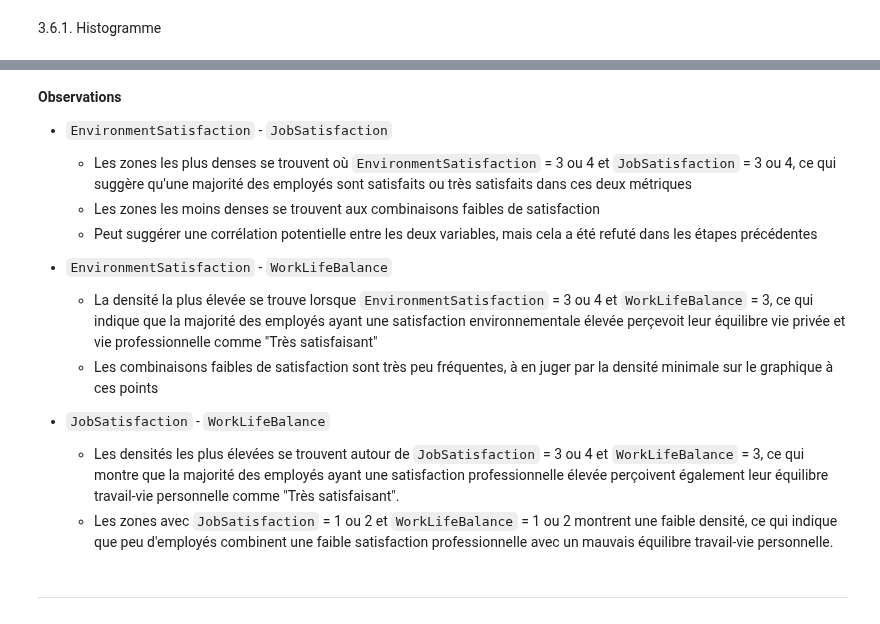
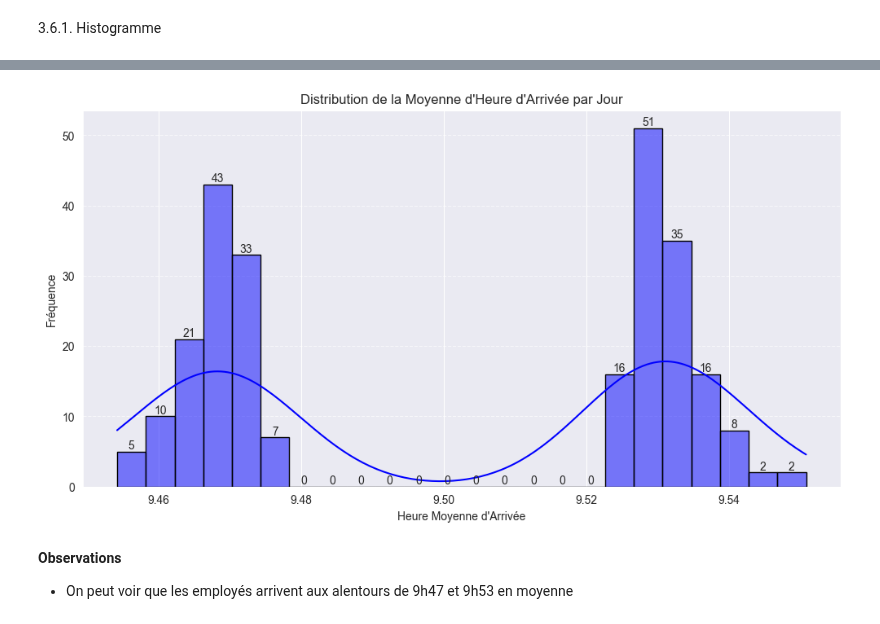
Before and after one commit to warren-gaure/projet-ia, a Jupyter notebook: notebooks/eda_in_time.ipynb, the cells around one changed output, grey strips where cells are left out. Saved outputs shown, nothing was run; the diff lists cells and outputs as text; code cells hidden in the pictures.

Commit message:
chore: in_time dataset EDA

```diff
--- a/notebooks/eda_in_time.ipynb
+++ b/notebooks/eda_in_time.ipynb
@@ -194,16 +201,2 @@ Colonnes numériques : ['EnvironmentSatisfaction', 'JobSatisfaction', 'WorkLifeB
 # %% [markdown]
 3.6.1. Histogramme
-# %%
-for column in numerical_columns:
-    plt.figure(figsize=(10, 6))
-    ax = sns.histplot(in_time_data[column], kde=True)
-    plt.title(f'Distribution de {column}')
-    plt.xlabel(column)
-    plt.ylabel('Fréquence')
-
-    # Ajouter les valeurs sur le graphe
-    for i in ax.containers:
-        ax.bar_label(i)
-
-    plt.show()
-    print(DELIMITER)
@@ -338,15 +203,46 @@ plt.show()
-# %% [markdown]
-**Observations**
-- `EnvironmentSatisfaction` - `JobSatisfaction`
-    - Les zones les plus denses se trouvent où `EnvironmentSatisfaction` = 3 ou 4 et `JobSatisfaction` = 3 ou 4, ce qui suggère qu'une majorité des employés sont satisfaits ou très satisfaits dans ces deux métriques
-    - Les zones les moins denses se trouvent aux combinaisons faibles de satisfaction
-    - Peut suggérer une corrélation potentielle entre les deux variables, mais cela a été refuté dans les étapes précédentes
-
-- `EnvironmentSatisfaction` - `WorkLifeBalance`
-    - La densité la plus élevée se trouve lorsque `EnvironmentSatisfaction` = 3 ou 4 et `WorkLifeBalance` = 3, ce qui indique que la majorité des employés ayant une satisfaction environnementale élevée perçevoit leur équilibre vie privée et vie professionnelle comme "Très satisfaisant"
-    - Les combinaisons faibles de satisfaction sont très peu fréquentes, à en juger par la densité minimale sur le graphique à ces points
-- `JobSatisfaction` - `WorkLifeBalance`
-    - Les densités les plus élevées se trouvent autour de `JobSatisfaction` = 3 ou 4 et `WorkLifeBalance` = 3, ce qui montre que la majorité des employés ayant une satisfaction professionnelle élevée perçoivent également leur équilibre travail-vie personnelle comme "Très satisfaisant".
-    - Les zones avec `JobSatisfaction` = 1 ou 2 et `WorkLifeBalance` = 1 ou 2 montrent une faible densité, ce qui indique que peu d'employés combinent une faible satisfaction professionnelle avec un mauvais équilibre travail-vie personnelle.
-# %% [markdown]
---------
+# %%
+daily_avg_hours = pd.DataFrame()
+
+# Conversion et extraction des heures moyennes par jour
+all_days = []
+all_avg_hours = []
+
+for col in non_numeric_columns:
+    # Extraction de la date et de l'heure
+    in_time_data['Date'] = in_time_data[col].dt.date
+    in_time_data['Hour'] = in_time_data[col].dt.hour
+
+    # Calcul de la moyenne des heures de départ par jour
+    daily_mean = in_time_data.groupby('Date')['Hour'].mean().dropna()
+
+    # Stocker les valeurs
+    all_days.extend(daily_mean.index)
+    all_avg_hours.extend(daily_mean.values)
+
+# Création d'un DataFrame avec les résultats
+daily_avg_hours['Date'] = all_days
+daily_avg_hours['Moyenne Heure Arrivée'] = all_avg_hours
+
+# Tri par date
+daily_avg_hours = daily_avg_hours.sort_values(by="Date")
+
+# Création de l'histogramme
+plt.figure(figsize=(12, 6))
+sns.histplot(daily_avg_hours['Moyenne Heure Arrivée'], bins=24, kde=True, color="blue", edgecolor="black")
+
+plt.title("Distribution de la Moyenne d'Heure d\'Arrivée par Jour")
+plt.xlabel("Heure Moyenne d\'Arrivée")
+plt.ylabel("Fréquence")
+
+# Affichage des valeurs sur le graphe
+ax = plt.gca()
+for i in ax.containers:
+    ax.bar_label(i)
+
+plt.grid(axis='y', linestyle='--', alpha=0.7)
+plt.show()
+# %% [output]
+[figure, added]
+# %% [markdown]
+**Observations**
+- On peut voir que les employés arrivent aux alentours de 9h47 et 9h53 en moyenne
```
Also changed, not shown: parts of 21 cells of this notebook.
